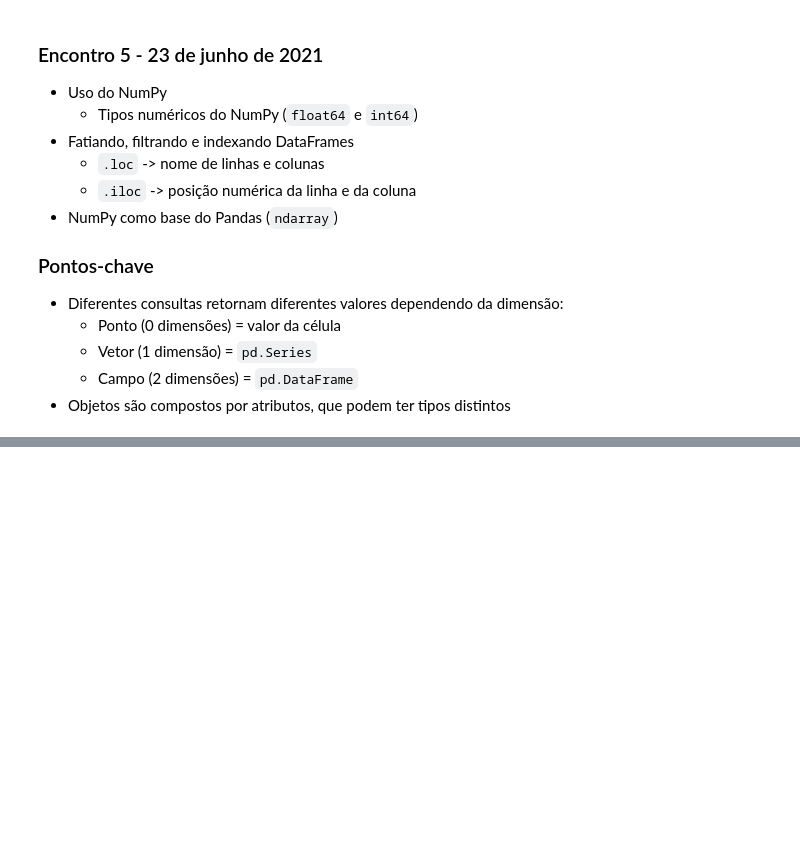
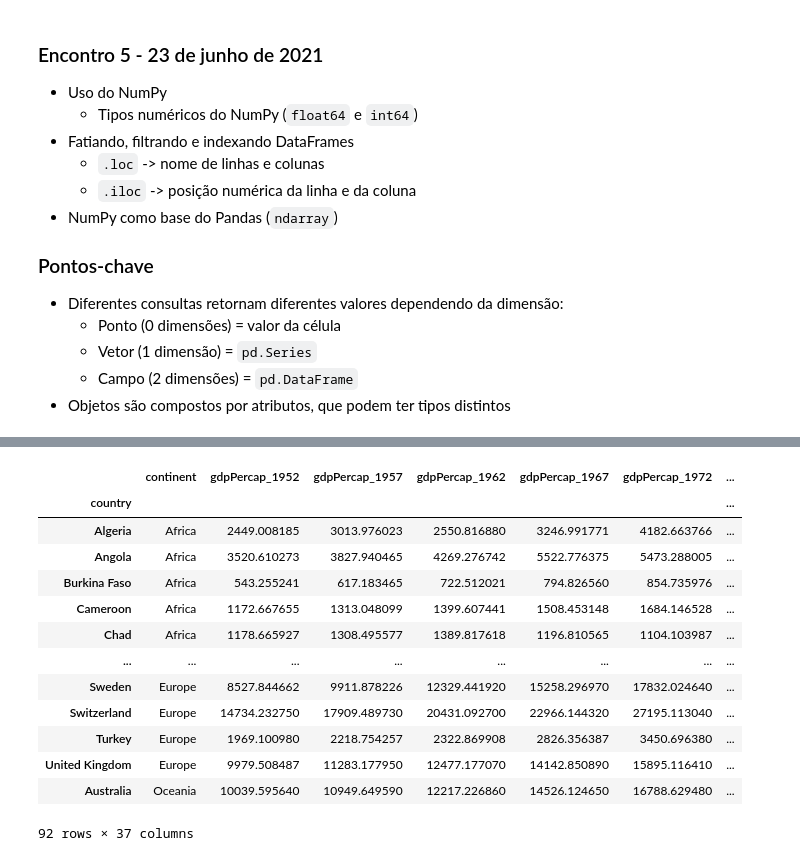
Before and after one commit to vinisalazar/xlab-python, a Jupyter notebook: alunos/ivan/ivan.ipynb, the cells around one changed output, grey strips where cells are left out. Saved outputs shown, nothing was run; the diff lists cells and outputs as text; code cells hidden in the pictures; blank space fills up the shorter version.

```diff
--- a/alunos/ivan/ivan.ipynb
+++ b/alunos/ivan/ivan.ipynb
@@ -327,0 +343,21 @@ type(livro.pages)
+# %%
+cond1 = df['continent'] == 'Europe'
+cond2 = df['pop_2007'] > 10e6
+cond3 = df['continent'] == 'Americas'
+df[cond1 & cond2]  # operador AND
+df[cond1 | cond2]  # operador OR
+# %% [output]
+|  | continent | gdpPercap_1952 | gdpPercap_1957 | gdpPercap_1962 | gdpPercap_1967 | gdpPercap_1972 | ... |
+| country |  |  |  |  |  |  | ... |
+| Algeria | Africa | 2449.008185 | 3013.976023 | 2550.816880 | 3246.991771 | 4182.663766 | ... |
+| Angola | Africa | 3520.610273 | 3827.940465 | 4269.276742 | 5522.776375 | 5473.288005 | ... |
+| Burkina Faso | Africa | 543.255241 | 617.183465 | 722.512021 | 794.826560 | 854.735976 | ... |
+| Cameroon | Africa | 1172.667655 | 1313.048099 | 1399.607441 | 1508.453148 | 1684.146528 | ... |
+| Chad | Africa | 1178.665927 | 1308.495577 | 1389.817618 | 1196.810565 | 1104.103987 | ... |
+| ... | ... | ... | ... | ... | ... | ... | ... |
+| Sweden | Europe | 8527.844662 | 9911.878226 | 12329.441920 | 15258.296970 | 17832.024640 | ... |
+| Switzerland | Europe | 14734.232750 | 17909.489730 | 20431.092700 | 22966.144320 | 27195.113040 | ... |
+| Turkey | Europe | 1969.100980 | 2218.754257 | 2322.869908 | 2826.356387 | 3450.696380 | ... |
+| United Kingdom | Europe | 9979.508487 | 11283.177950 | 12477.177070 | 14142.850890 | 15895.116410 | ... |
+| Australia | Oceania | 10039.595640 | 10949.649590 | 12217.226860 | 14526.124650 | 16788.629480 | ... |
+92 rows × 37 columns
```
Also changed, not shown: parts of 20 cells of this notebook.
